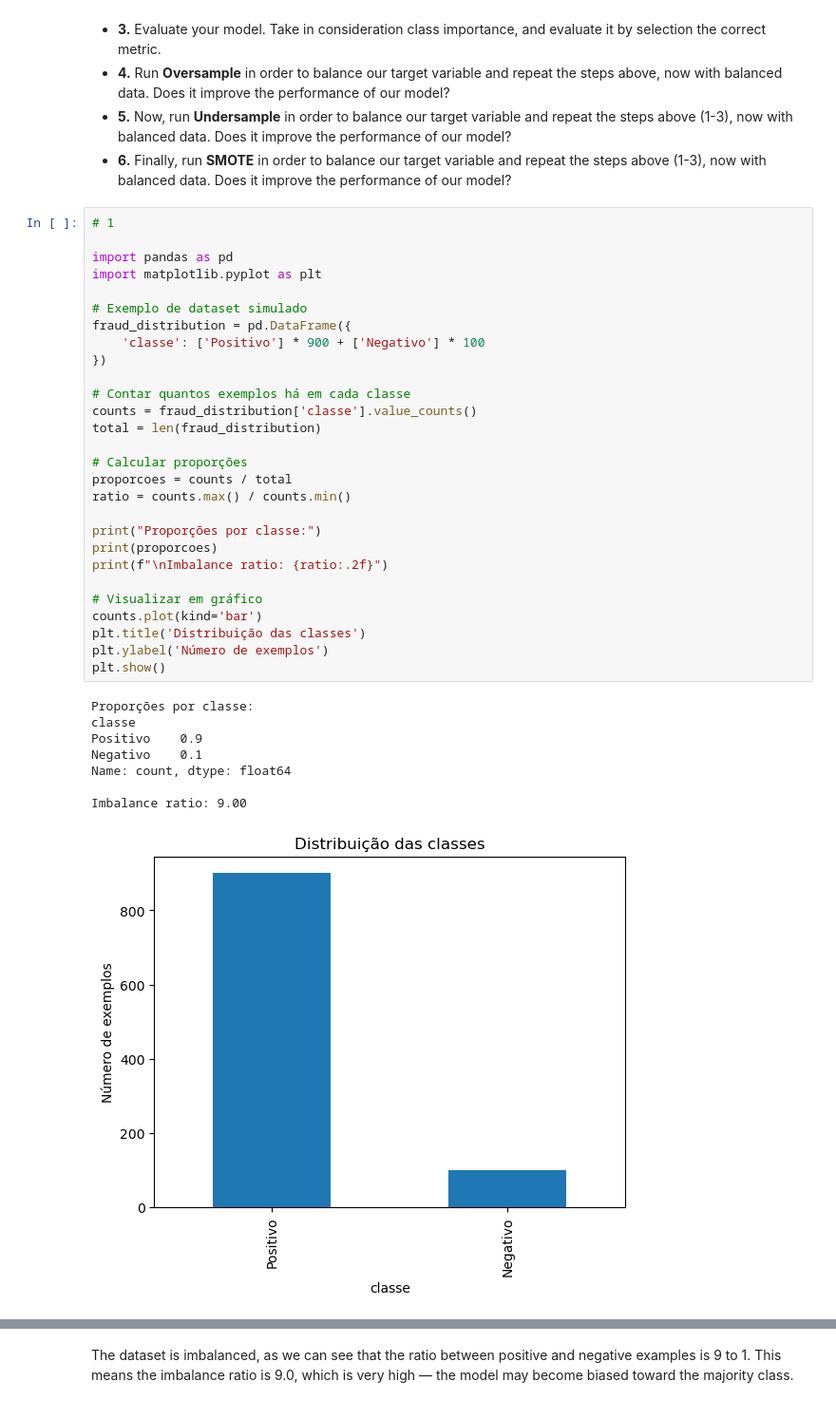
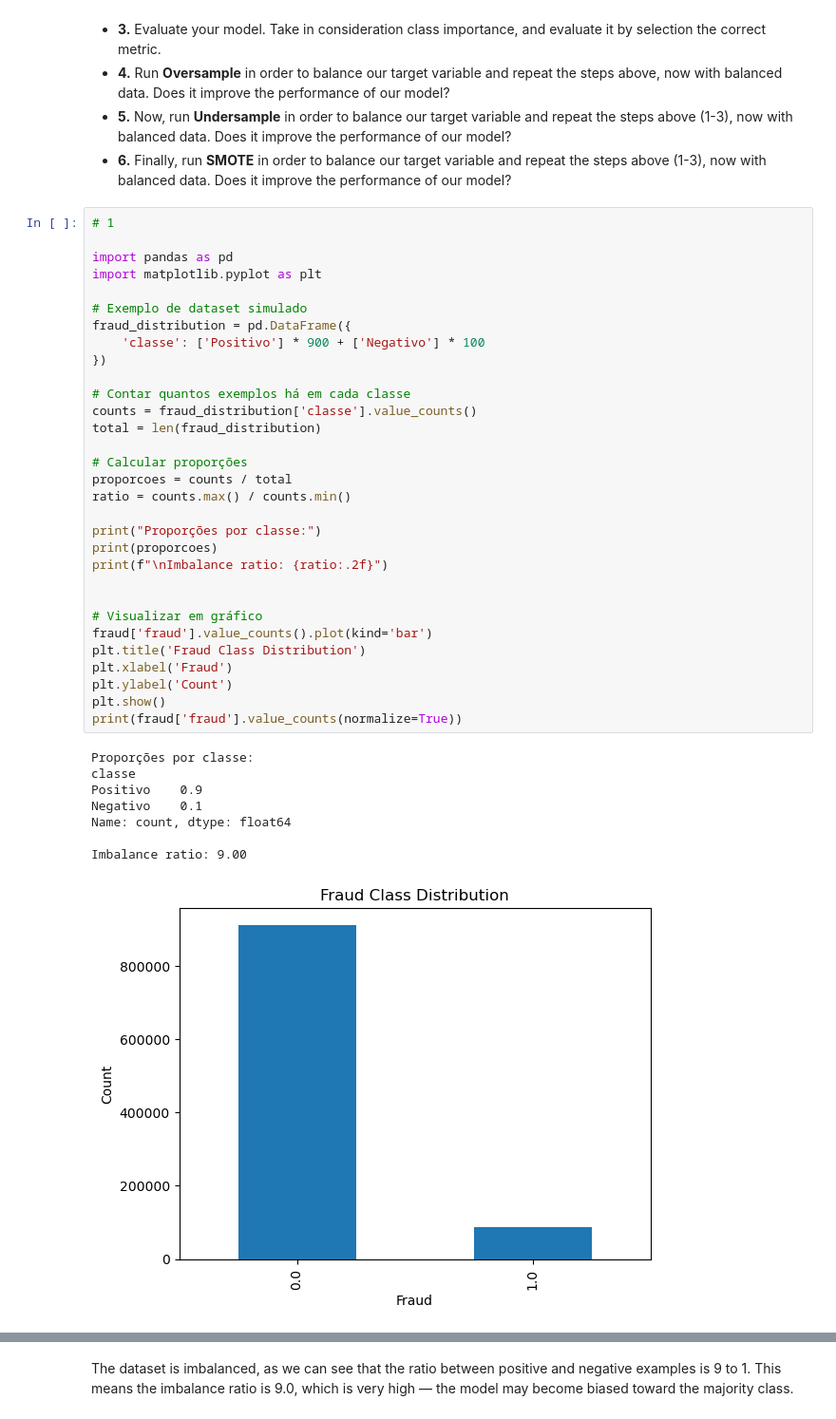
Before and after one commit to data-bootcamp-v4/lab-imbalanced, a Jupyter notebook: lab-imbalanced.ipynb, the cells around one changed output, grey strips where cells are left out. Shown at 95% size. Cells and saved outputs as stored; diff of their text form.

```diff
--- a/lab-imbalanced.ipynb
+++ b/lab-imbalanced.ipynb
@@ -59,34 +59,37 @@ dtype: int64
 import pandas as pd
 import matplotlib.pyplot as plt
 
 # Exemplo de dataset simulado
 fraud_distribution = pd.DataFrame({
     'classe': ['Positivo'] * 900 + ['Negativo'] * 100
 })
 
 # Contar quantos exemplos há em cada classe
 counts = fraud_distribution['classe'].value_counts()
 total = len(fraud_distribution)
 
 # Calcular proporções
 proporcoes = counts / total
 ratio = counts.max() / counts.min()
 
 print("Proporções por classe:")
 print(proporcoes)
 print(f"\nImbalance ratio: {ratio:.2f}")
 
+
 # Visualizar em gráfico
-counts.plot(kind='bar')
-plt.title('Distribuição das classes')
-plt.ylabel('Número de exemplos')
+fraud['fraud'].value_counts().plot(kind='bar')
+plt.title('Fraud Class Distribution')
+plt.xlabel('Fraud')
+plt.ylabel('Count')
 plt.show()
+print(fraud['fraud'].value_counts(normalize=True))
 # %% [output]
 Proporções por classe:
 classe
 Positivo    0.9
 Negativo    0.1
 Name: count, dtype: float64
 
 Imbalance ratio: 9.00
-[figure, old version]
+[figure, new version]
```
Also changed, not shown: parts of 10 cells of this notebook.
